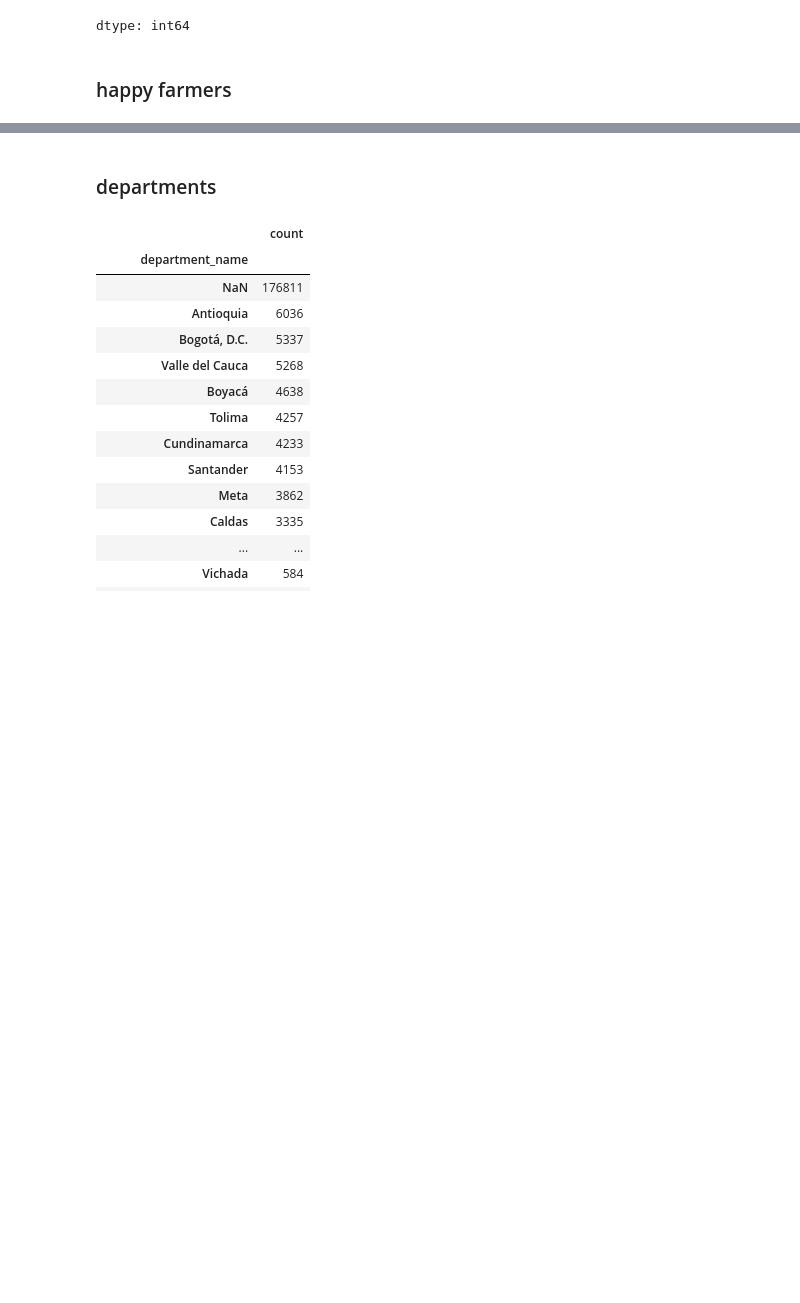
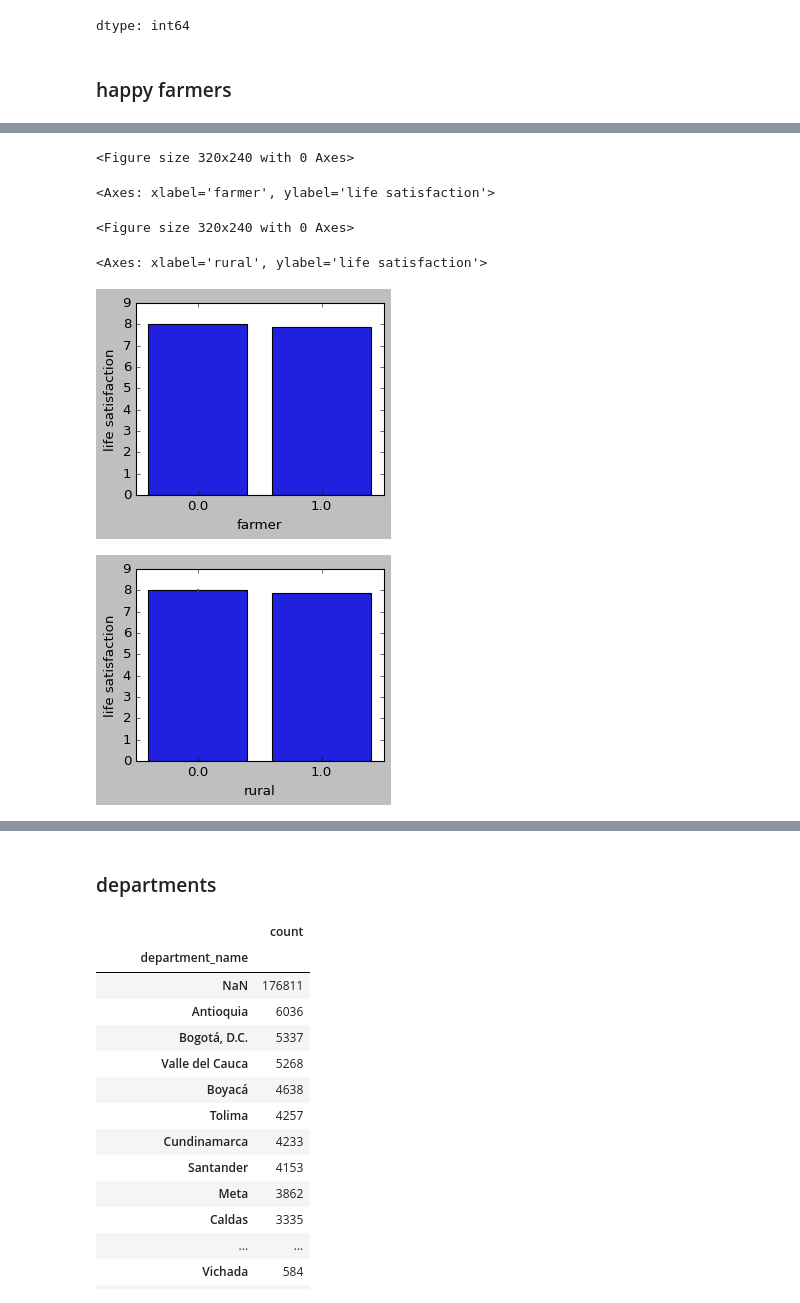
Before and after one commit to theaok/linaColMex, a Jupyter notebook: linaColMex.ipynb, the cells around one changed output, grey strips where cells are left out. Cells and saved outputs as stored; diff of their text form; code cells hidden in the pictures; blank space fills up the shorter version.

```diff
--- a/linaColMex.ipynb
+++ b/linaColMex.ipynb
@@ -417 +416,13 @@ sns.barplot(data=chaComHog, x='farmer', y='life satisfaction', errorbar=('ci', 9
+# %%
+plt.figure(figsize=(4, 3))
+sns.barplot(data=chaComHog, x='farmer', y='life satisfaction', errorbar=('ci', 95))
+plt.figure(figsize=(4, 3))
+sns.barplot(data=chaComHog, x='rural', y='life satisfaction', errorbar=('ci', 95))
+# %% [output]
+<Figure size 320x240 with 0 Axes>
+<Axes: xlabel='farmer', ylabel='life satisfaction'>
+<Figure size 320x240 with 0 Axes>
+<Axes: xlabel='rural', ylabel='life satisfaction'>
+[figure, added]
+[figure, added]
 # %%
```
Also changed, not shown: parts of 4 cells of this notebook.
